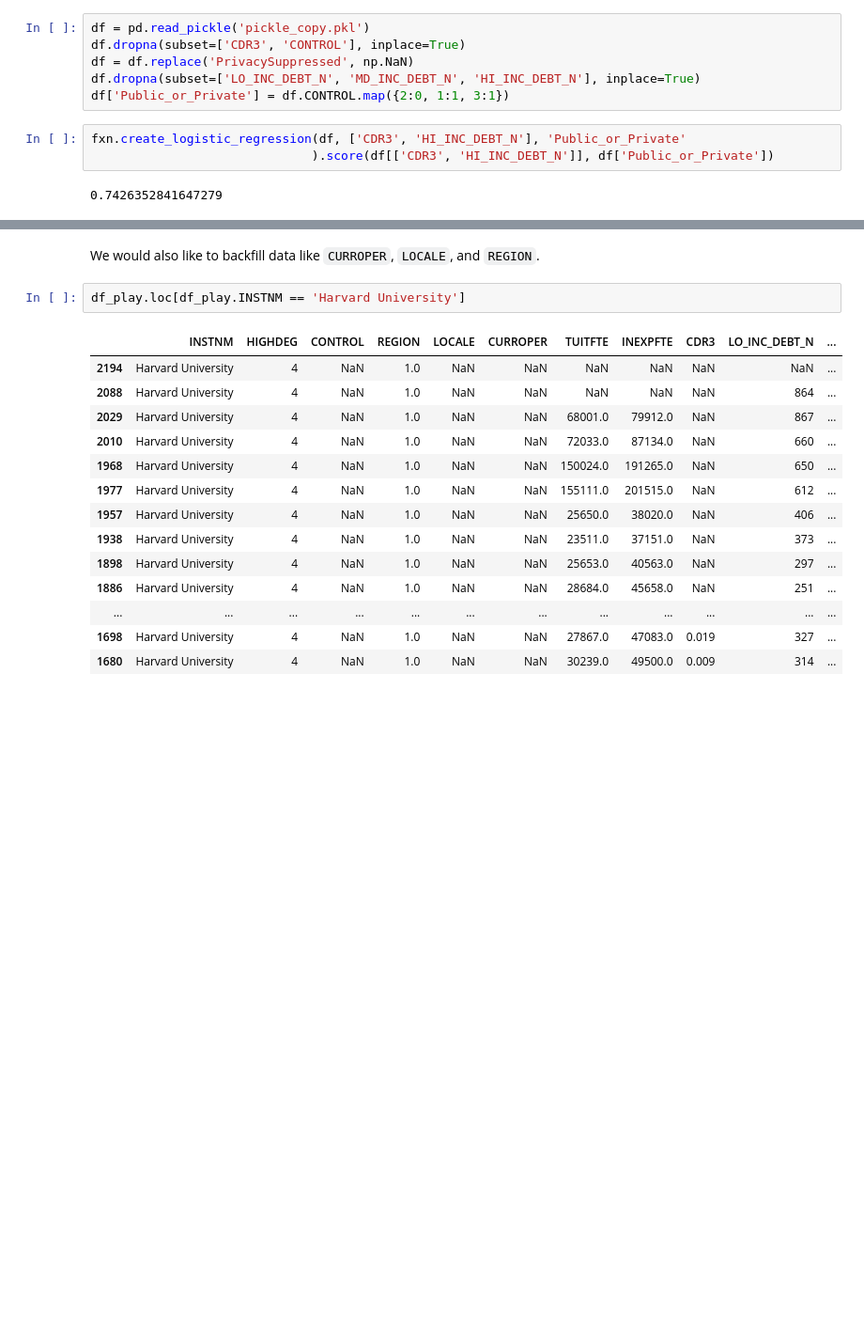
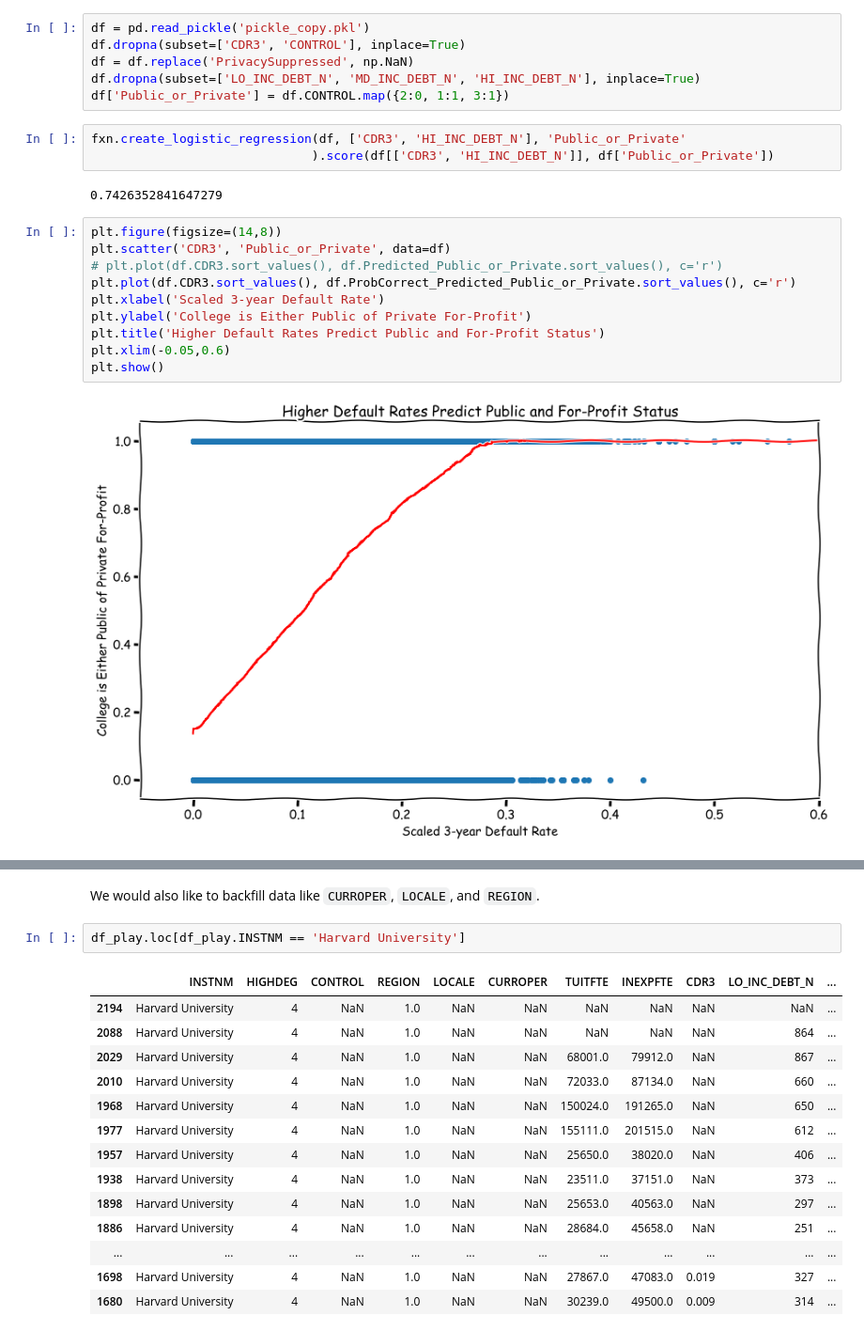
Before and after one commit to CliffordBridges/College-Scorecards-Uses-and-Insights, a Jupyter notebook: CMB_EDA_College_Dataset.ipynb, the cells around one changed output, grey strips where cells are left out. Shown at 94% size. Cells and saved outputs as stored; diff of their text form; blank space fills up the shorter version.

```diff
--- a/CMB_EDA_College_Dataset.ipynb
+++ b/CMB_EDA_College_Dataset.ipynb
@@ -168,4 +172,16 @@ fxn.create_logistic_regression(df, ['CDR3', 'HI_INC_DEBT_N'], 'Public_or_Private
                               ).score(df[['CDR3', 'HI_INC_DEBT_N']], df['Public_or_Private'])
 # %% [output]
 0.7426352841647279
+# %%
+plt.figure(figsize=(14,8))
+plt.scatter('CDR3', 'Public_or_Private', data=df)
+# plt.plot(df.CDR3.sort_values(), df.Predicted_Public_or_Private.sort_values(), c='r')
+plt.plot(df.CDR3.sort_values(), df.ProbCorrect_Predicted_Public_or_Private.sort_values(), c='r')
+plt.xlabel('Scaled 3-year Default Rate')
+plt.ylabel('College is Either Public of Private For-Profit')
+plt.title('Higher Default Rates Predict Public and For-Profit Status')
+plt.xlim(-0.05,0.6)
+plt.show()
+# %% [output]
+[figure, added]
 # %%
```
Also changed, not shown: parts of 3 cells of this notebook, 1 other file.
